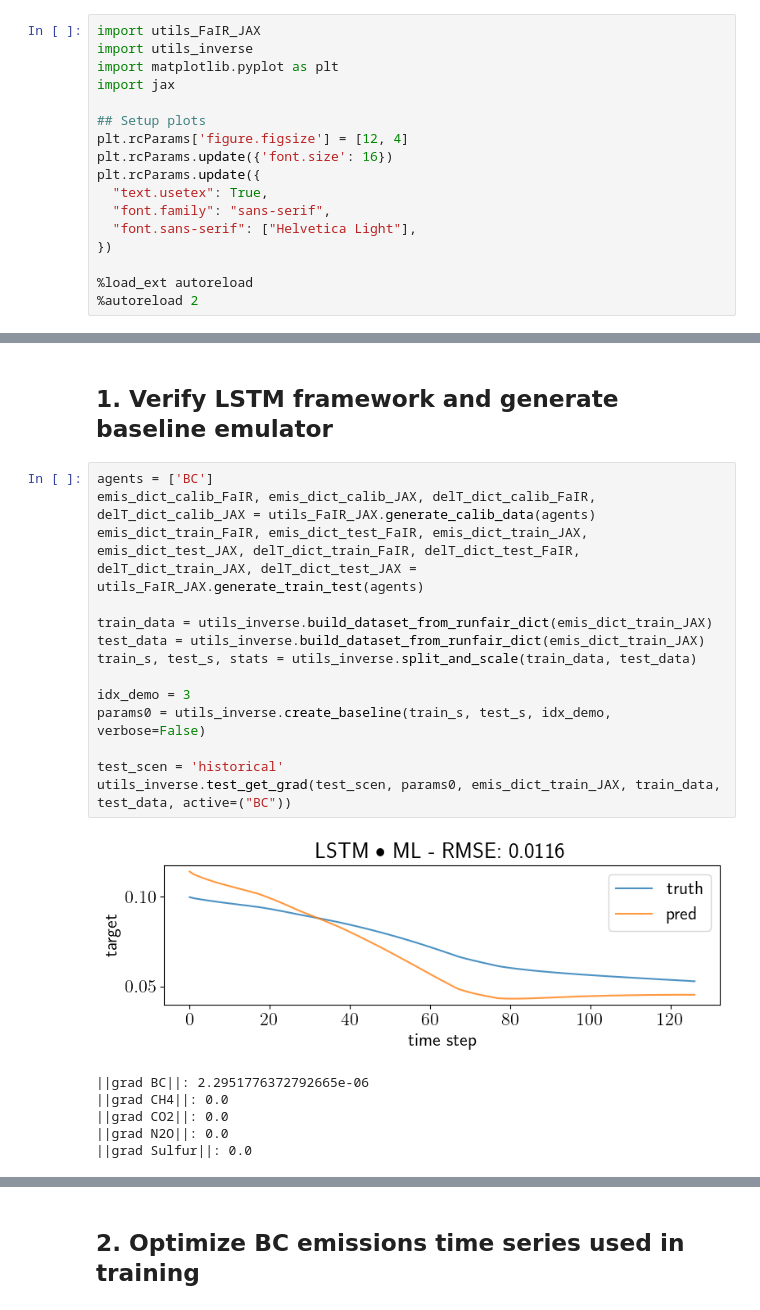
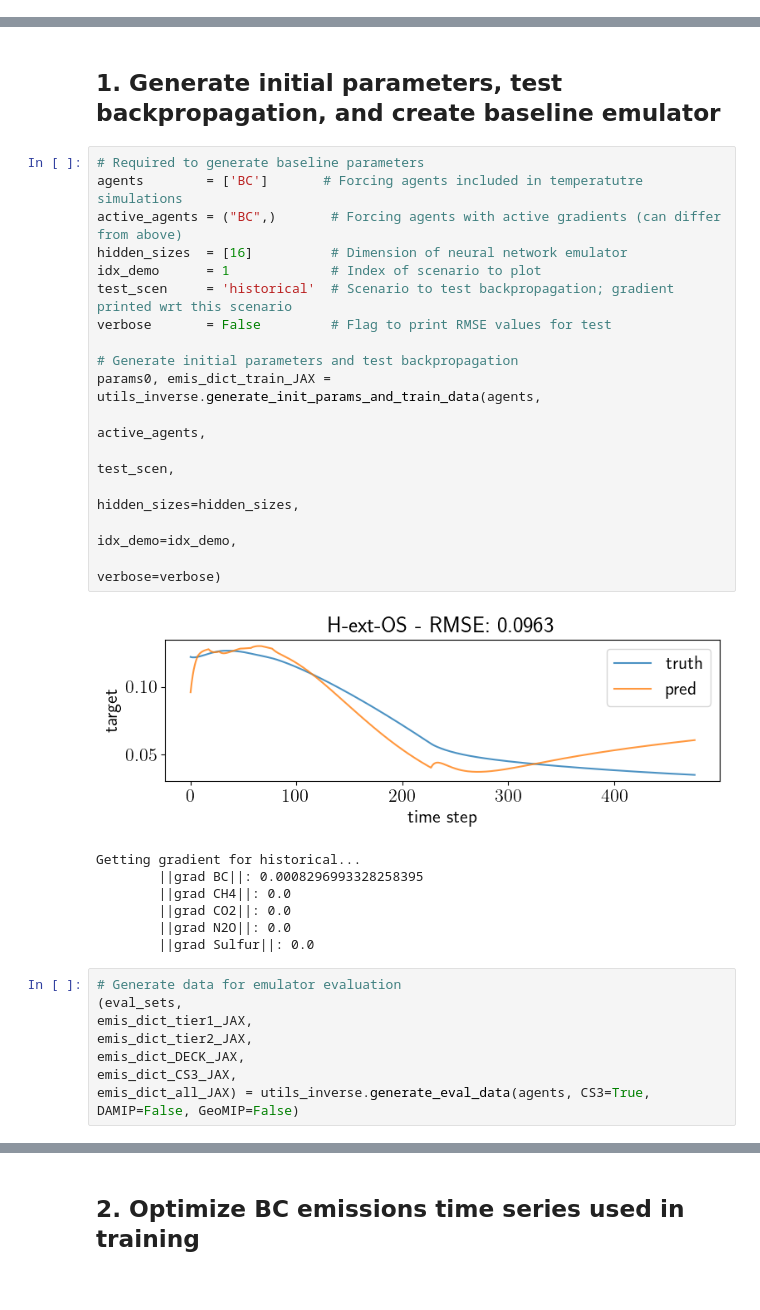
Before and after one commit to cbwomack/Emulator_Training_Data, a Jupyter notebook: 3e_inverse_BC_only.ipynb, the cells around one changed output, grey strips where cells are left out. Cells and saved outputs as stored; diff of their text form.

```diff
--- a/3e_inverse_BC_only.ipynb
+++ b/3e_inverse_BC_only.ipynb
@@ -1,17 +0,0 @@
-# %%
-import utils_FaIR_JAX
-import utils_inverse
-import matplotlib.pyplot as plt
-import jax
-
-## Setup plots
-plt.rcParams['figure.figsize'] = [12, 4]
-plt.rcParams.update({'font.size': 16})
-plt.rcParams.update({
-  "text.usetex": True,
-  "font.family": "sans-serif",
-  "font.sans-serif": ["Helvetica Light"],
-})
-
-%load_ext autoreload
-%autoreload 2
@@ -21,23 +7,34 @@ Spatial invariance as future work - requires a fully differentiable model. Use M
 # %% [markdown]
-## 1. Verify LSTM framework and generate baseline emulator
+## 1. Generate initial parameters, test backpropagation, and create baseline emulator
-# %%
-agents = ['BC']
-emis_dict_calib_FaIR, emis_dict_calib_JAX, delT_dict_calib_FaIR, delT_dict_calib_JAX = utils_FaIR_JAX.generate_calib_data(agents)
-emis_dict_train_FaIR, emis_dict_test_FaIR, emis_dict_train_JAX, emis_dict_test_JAX, delT_dict_train_FaIR, delT_dict_test_FaIR, delT_dict_train_JAX, delT_dict_test_JAX = utils_FaIR_JAX.generate_train_test(agents)
-
-train_data = utils_inverse.build_dataset_from_runfair_dict(emis_dict_train_JAX)
-test_data = utils_inverse.build_dataset_from_runfair_dict(emis_dict_train_JAX)
-train_s, test_s, stats = utils_inverse.split_and_scale(train_data, test_data)
-
-idx_demo = 3
-params0 = utils_inverse.create_baseline(train_s, test_s, idx_demo, verbose=False)
-
-test_scen = 'historical'
-utils_inverse.test_get_grad(test_scen, params0, emis_dict_train_JAX, train_data, test_data, active=("BC"))
-# %% [output]
-[figure, removed]
-||grad BC||: 2.2951776372792665e-06
-||grad CH4||: 0.0
-||grad CO2||: 0.0
-||grad N2O||: 0.0
-||grad Sulfur||: 0.0
+# %%
+# Required to generate baseline parameters
+agents        = ['BC']       # Forcing agents included in temperatutre simulations
+active_agents = ("BC",)       # Forcing agents with active gradients (can differ from above)
+hidden_sizes  = [16]          # Dimension of neural network emulator
+idx_demo      = 1             # Index of scenario to plot
+test_scen     = 'historical'  # Scenario to test backpropagation; gradient printed wrt this scenario
+verbose       = False         # Flag to print RMSE values for test
+
+# Generate initial parameters and test backpropagation
+params0, emis_dict_train_JAX = utils_inverse.generate_init_params_and_train_data(agents,
+                                                                                 active_agents,
+                                                                                 test_scen,
+                                                                                 hidden_sizes=hidden_sizes,
+                                                                                 idx_demo=idx_demo,
+                                                                                 verbose=verbose)
+# %% [output]
+[figure, added]
+Getting gradient for historical...
+        ||grad BC||: 0.0008296993328258395
+        ||grad CH4||: 0.0
+        ||grad CO2||: 0.0
+        ||grad N2O||: 0.0
+        ||grad Sulfur||: 0.0
+# %%
+# Generate data for emulator evaluation
+(eval_sets,
+emis_dict_tier1_JAX,
+emis_dict_tier2_JAX,
+emis_dict_DECK_JAX,
+emis_dict_CS3_JAX,
+emis_dict_all_JAX) = utils_inverse.generate_eval_data(agents, CS3=True, DAMIP=False, GeoMIP=False)
```
Also changed, not shown: parts of 44 cells of this notebook, 30 other files.
